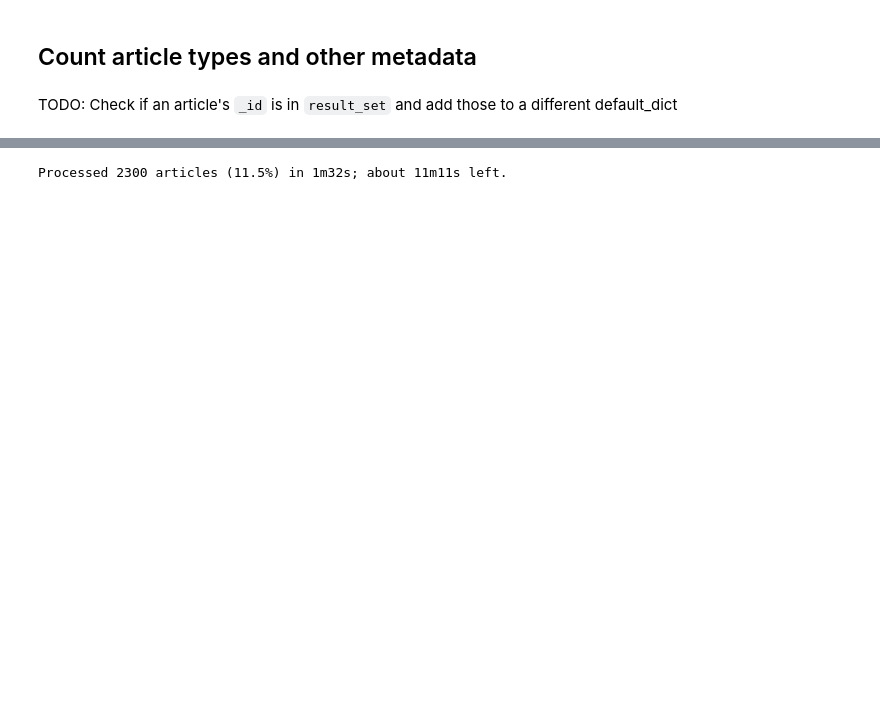
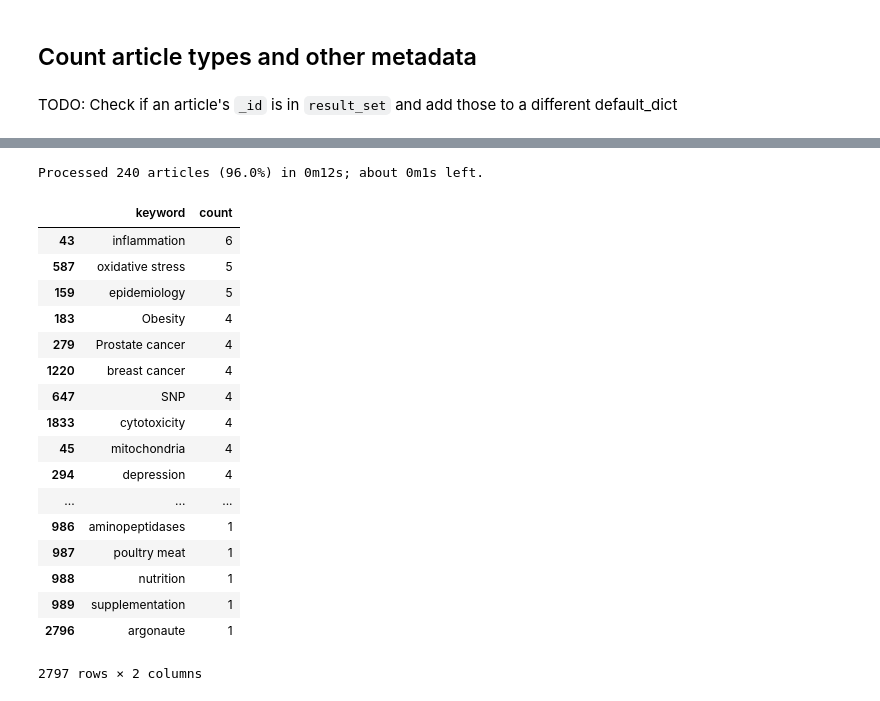
Before and after one commit to ecohealthalliance/ai4e-data-labeling, a Jupyter notebook: summary_stats.ipynb, the cells around one changed output, grey strips where cells are left out. Saved outputs shown, nothing was run; the diff lists cells and outputs as text; code cells hidden in the pictures; blank space fills up the shorter version.

```diff
--- a/summary_stats.ipynb
+++ b/summary_stats.ipynb
@@ -92,12 +290,19 @@ TODO: Check if an article's `_id` is in `result_set` and add those to a differen
 # %%
 id_types = defaultdict(int)
 article_types = defaultdict(int)
-cursor = articles.find()
-reporter = Reporter(50, articles.count_documents({}))
-for idx, doc in enumerate(cursor):
+keywords = defaultdict(int)
+
+reporter = Reporter(10, len(matches))
+
+for idx, doc in enumerate(matches):
     if idx is not 0 and idx % reporter.interval is 0:
         reporter.report(idx)
     article = Article(doc["xml"])
+
+    kwds = article.keywords()
+    if kwds:
+        for kwd in kwds:
+            keywords[kwd] += 1
 
     ids = article.pub_ids().keys()
     if len(ids) is 0:
@@ -109,7 +314,28 @@ for idx, doc in enumerate(cursor):
     article_type = article.article_type()
     if article_type:
         article_types[article_type] += 1
-
-clear_output()
 # %% [output]
-Processed 2300 articles (11.5%) in 1m32s; about 11m11s left.
+Processed 240 articles (96.0%) in 0m12s; about 0m1s left.
+# %%
+keywords = pd.DataFrame(list(keywords.items()), columns=["keyword", "count"])
+# %%
+keywords.sort_values("count", ascending=False)
+# %% [output]
+|  | keyword | count |
+| 43 | inflammation | 6 |
+| 587 | oxidative stress | 5 |
+| 159 | epidemiology | 5 |
+| 183 | Obesity | 4 |
+| 279 | Prostate cancer | 4 |
+| 1220 | breast cancer | 4 |
+| 647 | SNP | 4 |
+| 1833 | cytotoxicity | 4 |
+| 45 | mitochondria | 4 |
+| 294 | depression | 4 |
+| ... | ... | ... |
+| 986 | aminopeptidases | 1 |
+| 987 | poultry meat | 1 |
+| 988 | nutrition | 1 |
+| 989 | supplementation | 1 |
+| 2796 | argonaute | 1 |
+2797 rows × 2 columns
```
Also changed, not shown: parts of 49 cells of this notebook, 8 other files.
